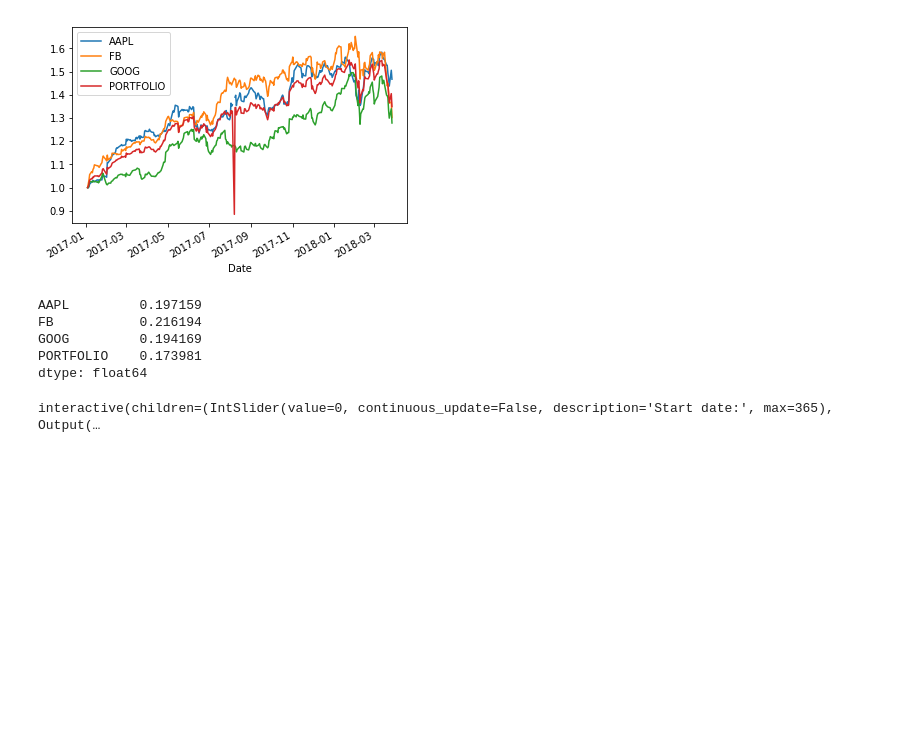
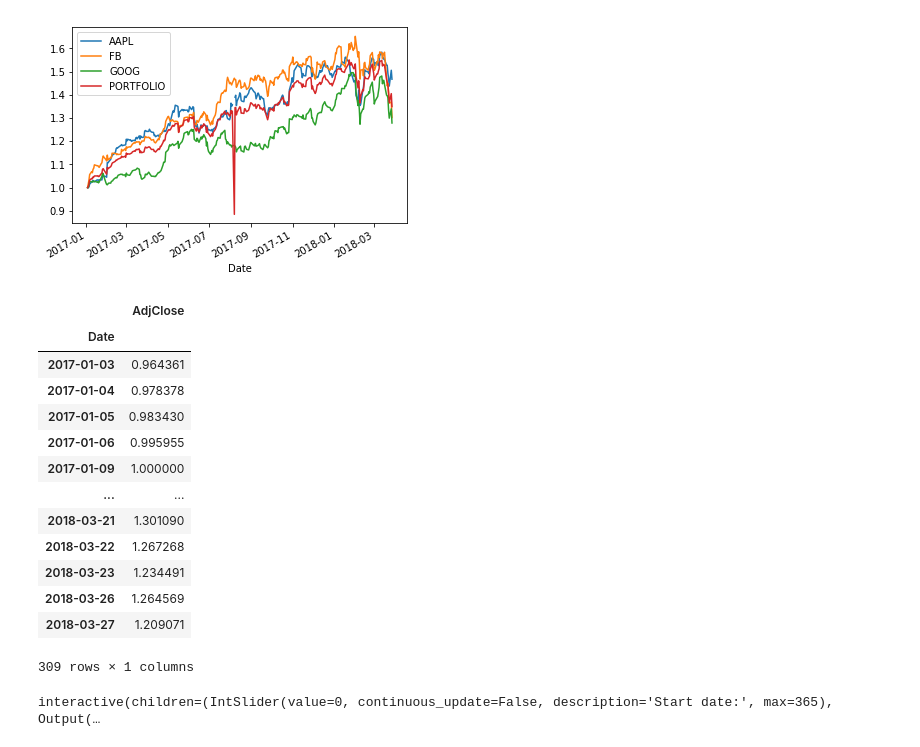
Before and after one commit to pkondacs/marketdata, a Jupyter notebook: Study of a Stock Portfolio.ipynb, the cells around one changed output. Saved outputs shown, nothing was run; the diff lists cells and outputs as text; code cells hidden in the pictures; blank space fills up the shorter version.

```diff
--- a/Study of a Stock Portfolio.ipynb
+++ b/Study of a Stock Portfolio.ipynb
@@ -122,14 +124,28 @@ returns_na.plot()
 # %% [output]
 <matplotlib.axes._subplots.AxesSubplot at 0x...>
 [figure]
-# %%
-daily_pct_change = np.log(returns.pct_change() + 1)
-vols = daily_pct_change.std() * np.sqrt(252)
-vols
-# %% [output]
-AAPL         0.197159
-FB           0.216194
-GOOG         0.194169
-PORTFOLIO    0.173981
-dtype: float64
+# %%
+symbols = ['AAPL','TSLA','FB','IBM','GOOG']
+prices = [stock_hist(symbol) for symbol in symbols]
+unit_pos = [p / p[-5] for p in prices]
+df = pd.DataFrame(unit_pos)
+
+basket = sum(u for u in unit_pos) / len(unit_pos)
+df = pd.DataFrame(basket)
+df
+# %% [output]
+|  | AdjClose |
+| Date |  |
+| 2017-01-03 | 0.964361 |
+| 2017-01-04 | 0.978378 |
+| 2017-01-05 | 0.983430 |
+| 2017-01-06 | 0.995955 |
+| 2017-01-09 | 1.000000 |
+| ... | ... |
+| 2018-03-21 | 1.301090 |
+| 2018-03-22 | 1.267268 |
+| 2018-03-23 | 1.234491 |
+| 2018-03-26 | 1.264569 |
+| 2018-03-27 | 1.209071 |
+309 rows × 1 columns
 # %%
```
Also changed, not shown: parts of 4 cells of this notebook.
